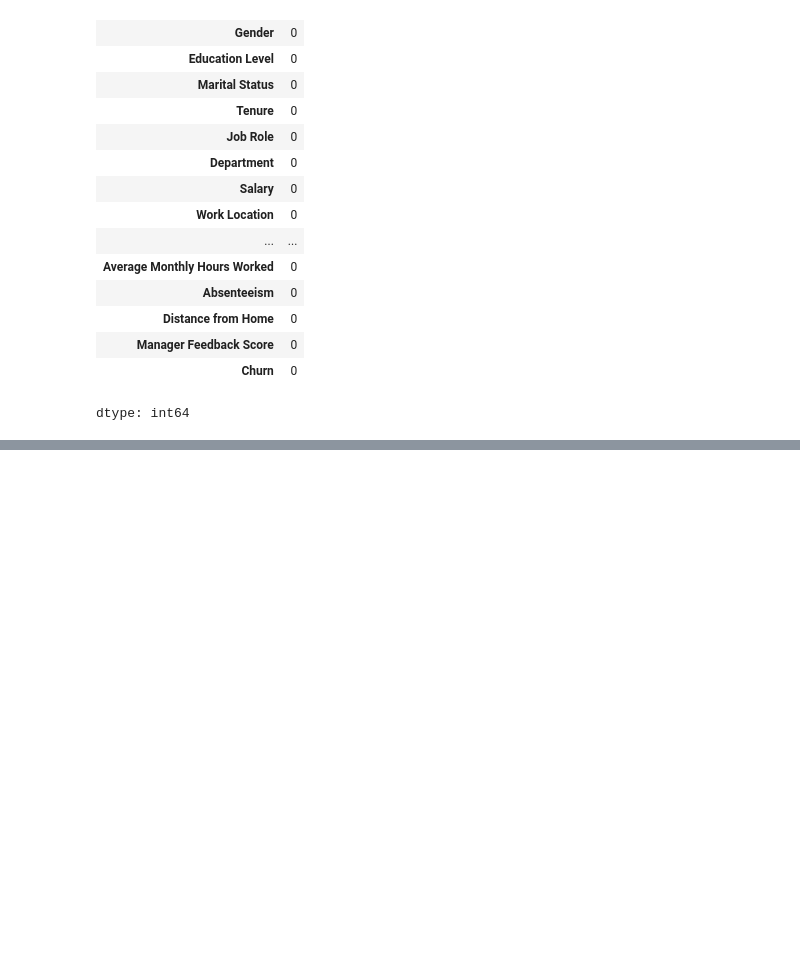
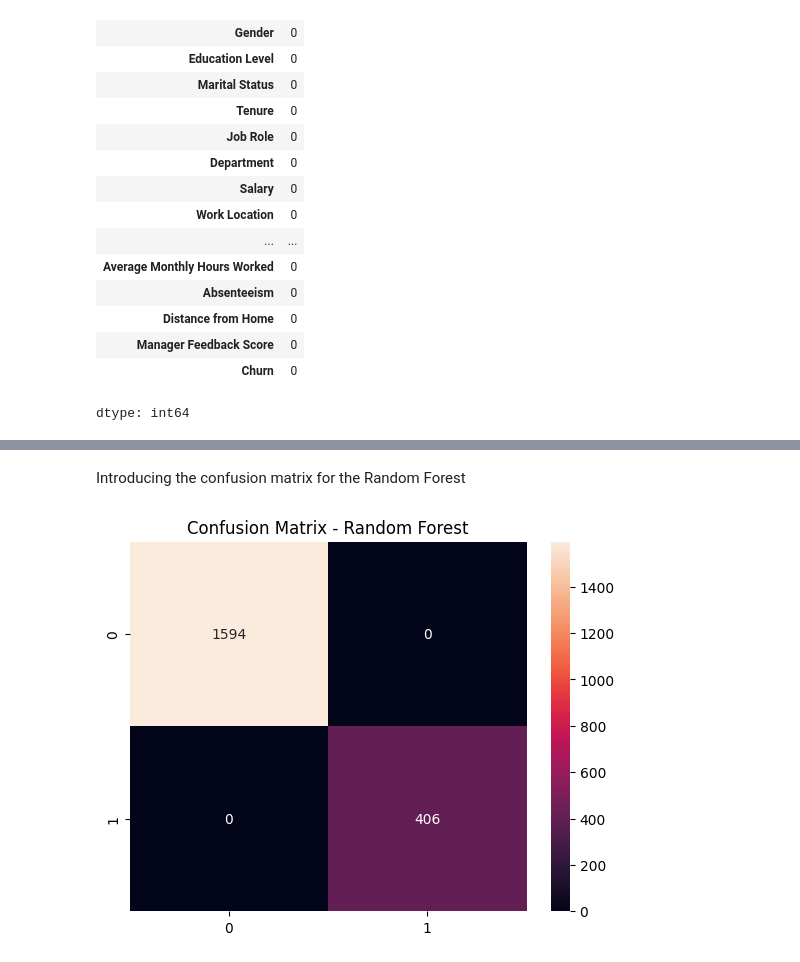
Before and after one commit to serahnjogu-new/Employee-churn-full-pipeline, a Jupyter notebook: Employee_churn_full_pipeline.ipynb, the cells around one changed output, grey strips where cells are left out. Saved outputs shown, nothing was run; the diff lists cells and outputs as text; code cells hidden in the pictures; blank space fills up the shorter version.

```diff
--- a/Employee_churn_full_pipeline.ipynb
+++ b/Employee_churn_full_pipeline.ipynb
@@ -88,0 +131,3 @@ dtype: int64
+# %%
+numeric_features = X.select_dtypes(include=np.number).columns.tolist()
+categorical_features = X.select_dtypes(exclude=np.number).columns.tolist()
@@ -88,0 +136,15 @@ dtype: int64
+# %%
+numeric_transformer = Pipeline([
+    ('imputer', SimpleImputer(strategy='median')),
+    ('scaler', StandardScaler())
+])
+
+categorical_transformer = Pipeline([
+    ('imputer', SimpleImputer(strategy='most_frequent')),
+    ('onehot', OneHotEncoder(handle_unknown='ignore'))
+])
+
+preprocessor = ColumnTransformer([
+    ('num', numeric_transformer, numeric_features),
+    ('cat', categorical_transformer, categorical_features)
+])
@@ -88,0 +153,19 @@ dtype: int64
+# %%
+# Logistic Regression
+logreg_model = Pipeline([
+    ('preprocessor', preprocessor),
+    ('classifier', LogisticRegression(max_iter=1000))
+])
+
+logreg_model.fit(X_train, y_train)
+logreg_preds = logreg_model.predict(X_test)
+logreg_probs = logreg_model.predict_proba(X_test)[:,1]
+# %%
+# Random forest
+rf_model = Pipeline([
+    ('preprocessor', preprocessor),
+    ('clf', RandomForestClassifier(n_estimators=150, random_state=42))
+])
+rf_model.fit(X_train, y_train)
+rf_preds = rf_model.predict(X_test)
+rf_probs = rf_model.predict_proba(X_test)[:,1]
@@ -88,0 +208,8 @@ dtype: int64
+# %% [markdown]
+Introducing the confusion matrix for the Random Forest
+# %%
+sns.heatmap(confusion_matrix(y_test, rf_preds), annot=True, fmt='d')
+plt.title('Confusion Matrix - Random Forest')
+plt.show()
+# %% [output]
+[figure, added]
```
Also changed, not shown: parts of 23 cells of this notebook.
